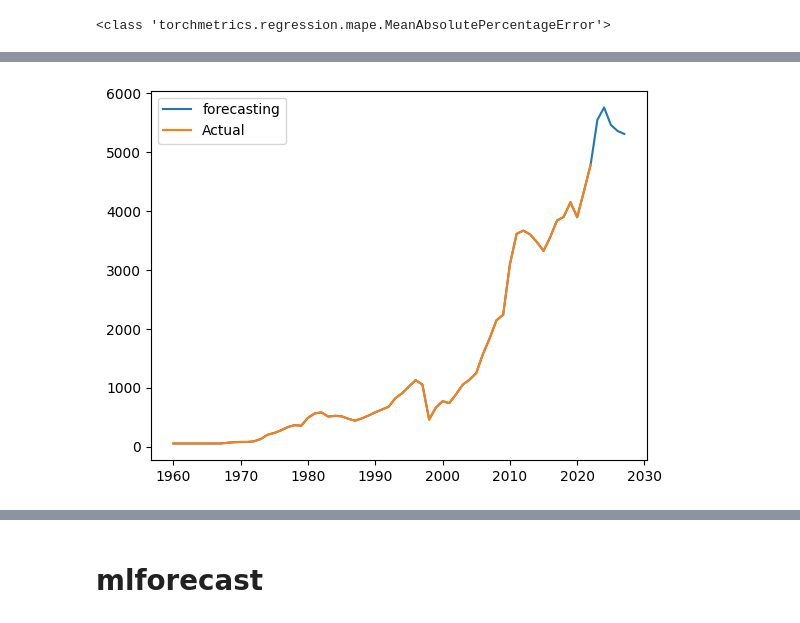
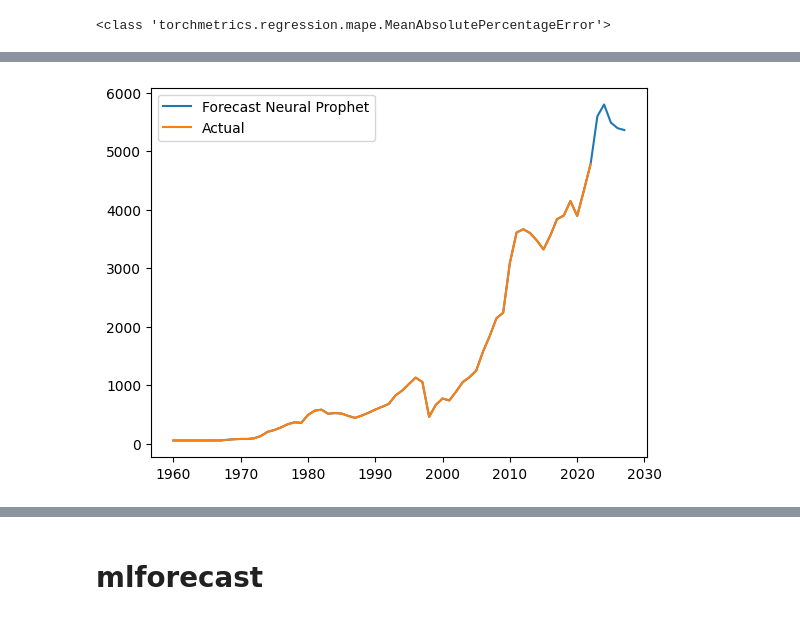
Before and after one commit to rizal-mujahiddan/Analyst_Economy_Indonesia, a Jupyter notebook: world-development-indicators-code.ipynb, the cells around one changed output, grey strips where cells are left out. Saved outputs shown, nothing was run; the diff lists cells and outputs as text; code cells hidden in the pictures.

```diff
--- a/world-development-indicators-code.ipynb
+++ b/world-development-indicators-code.ipynb
@@ -2503,33 +2572,34 @@ hasilnya
 # %%
 fore_has = forecast.copy()
 fore_has['hasilnya'] = 0
 
 for ind,row in forecast.iterrows():
     if (np.isnan(row['y']) == False):
         fore_has.loc[ind,'hasilnya'] = row['y']
     elif (np.isnan(row['yhat1']) == False):
         fore_has.loc[ind,'hasilnya'] = row['yhat1']
     elif (np.isnan(row['yhat2']) == False):
          fore_has.loc[ind,'hasilnya'] = row['yhat2']
     elif (np.isnan(row['yhat3']) == False):
         fore_has.loc[ind,'hasilnya'] = row['yhat3']
     elif (np.isnan(row['yhat4']) == False):
         fore_has.loc[ind,'hasilnya'] = row['yhat4']
     else:
         fore_has.loc[ind,'hasilnya'] = row['yhat5']
 
 
 # fig, ax = plt.subplots(1,1)  # Create a figure and axes object
 
 fore_has = fore_has[['ds','hasilnya']]
 
 
 plt.plot(fore_has['ds'],fore_has['hasilnya'])
 plt.plot(hasilnya['ds'],hasilnya['y'])
-plt.legend(['forecasting','Actual'])
+plt.legend(['Forecast Neural Prophet','Actual'])
+plt.savefig('forecast_neural_prophet.png')
 plt.show()
 # %% [output]
-[figure, old version]
+[figure, new version]
 # %%
 fore_has = fore_has.set_index('ds')
 fore_has
```
Also changed, not shown: parts of 69 cells of this notebook.
